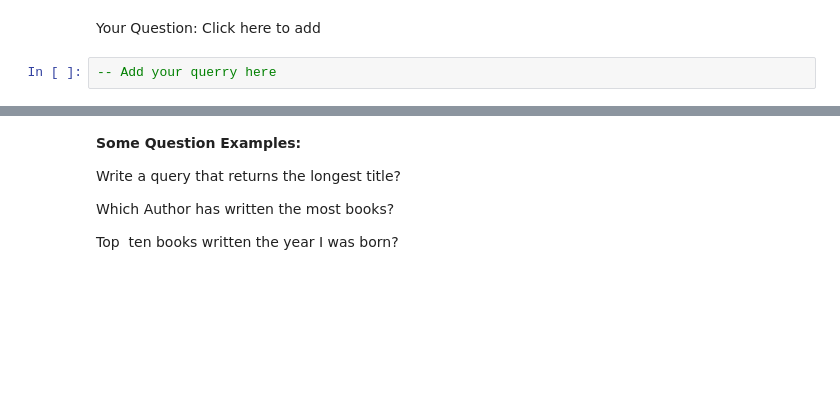
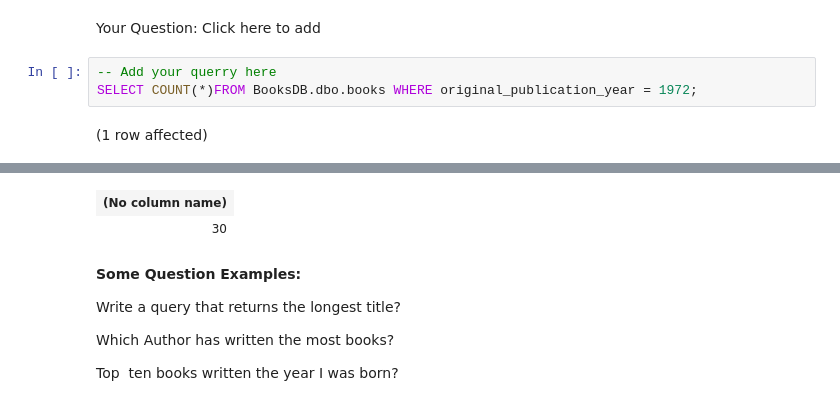
Before and after one commit to Hockeystyx/SQL-Part-1-Studio, a Jupyter notebook: SQL-Part-1-Studio.ipynb, the cells around one changed output, grey strips where cells are left out. Cells and saved outputs as stored; diff of their text form; blank space fills up the shorter version.

```diff
--- a/SQL-Part-1-Studio.ipynb
+++ b/SQL-Part-1-Studio.ipynb
@@ -165,3 +204,6 @@ Your Question:  Click here to add
 Your Question: Click here to add
 # %%
 -- Add your querry here
+SELECT COUNT(*)FROM BooksDB.dbo.books WHERE original_publication_year = 1972;
+# %% [output]
+(1 row affected)
@@ -168,3 +211,5 @@ Your Question: Click here to add
+| (No column name) |
+| 30 |
 # %% [markdown]
 **Some Question Examples:**
 
```
Also changed, not shown: parts of 6 cells of this notebook.
